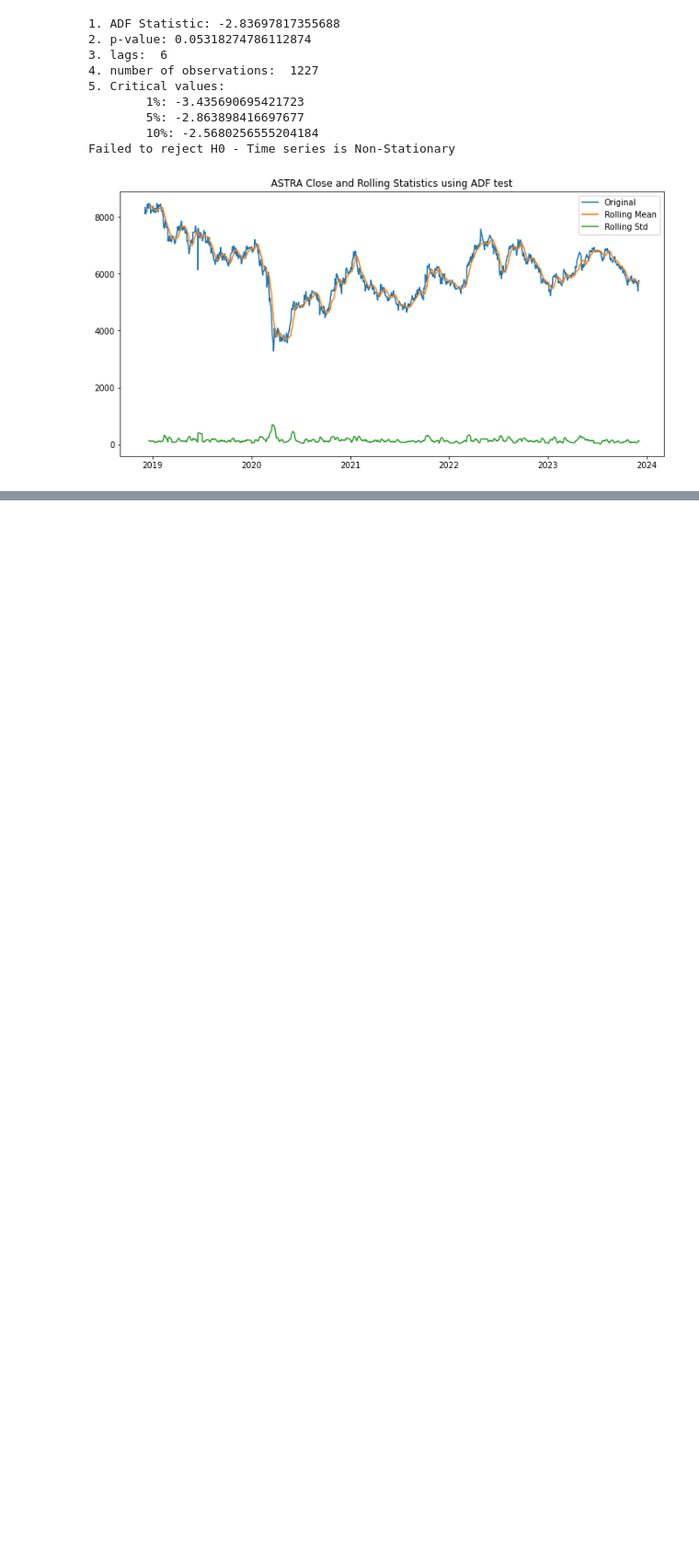
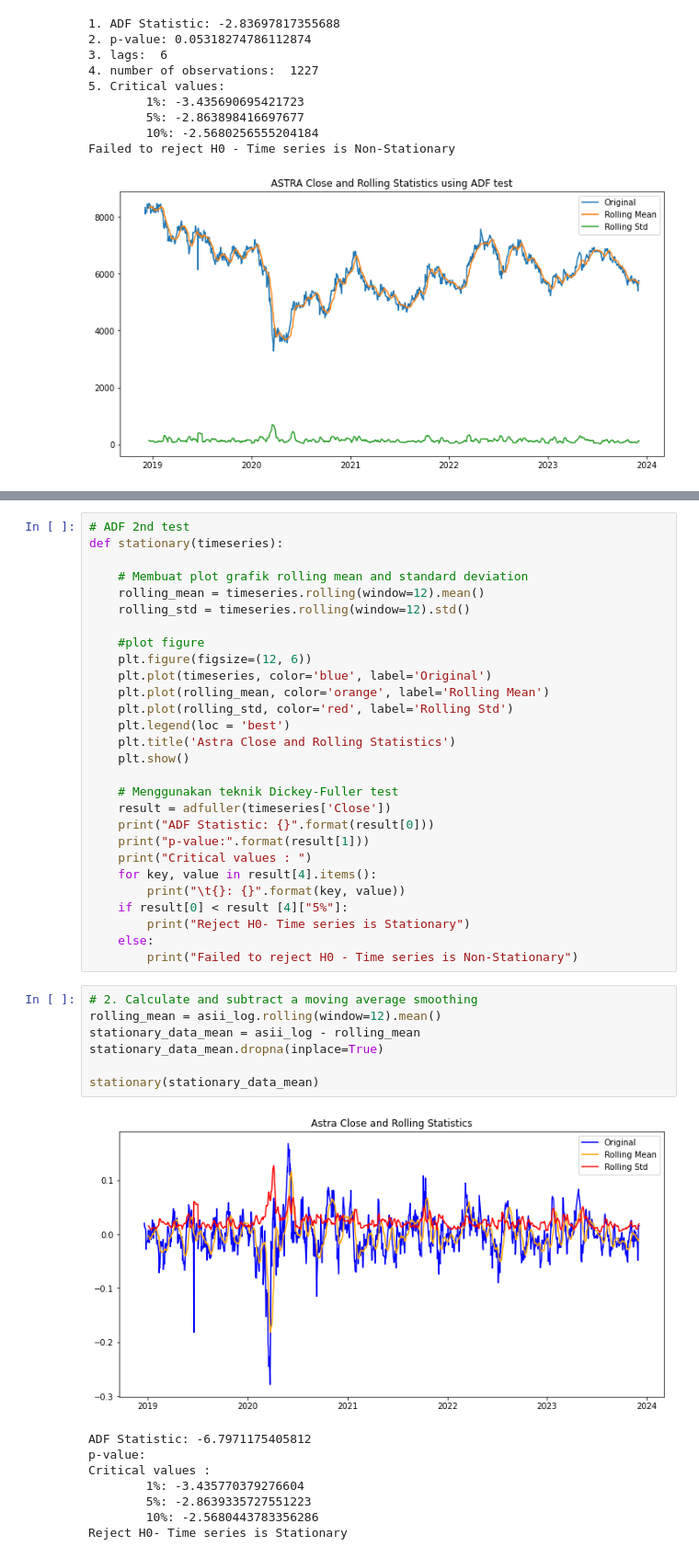
Before and after one commit to darrenxx3/Astra-International-stock-prediction, a Jupyter notebook: code.ipynb, the cells around one changed output, grey strips where cells are left out. Shown at 92% size. Cells and saved outputs as stored; diff of their text form; blank space fills up the shorter version.

Commit message:
add stationary test

```diff
--- a/code.ipynb
+++ b/code.ipynb
@@ -236,0 +248,44 @@ Failed to reject H0 - Time series is Non-Stationary
+# %%
+# ADF 2nd test
+def stationary(timeseries):
+
+    # Membuat plot grafik rolling mean and standard deviation
+    rolling_mean = timeseries.rolling(window=12).mean()
+    rolling_std = timeseries.rolling(window=12).std()
+
+    #plot figure
+    plt.figure(figsize=(12, 6))
+    plt.plot(timeseries, color='blue', label='Original')
+    plt.plot(rolling_mean, color='orange', label='Rolling Mean')
+    plt.plot(rolling_std, color='red', label='Rolling Std')
+    plt.legend(loc = 'best')
+    plt.title('Astra Close and Rolling Statistics')
+    plt.show()
+
+    # Menggunakan teknik Dickey-Fuller test
+    result = adfuller(timeseries['Close'])
+    print("ADF Statistic: {}".format(result[0]))
+    print("p-value:".format(result[1]))
+    print("Critical values : ")
+    for key, value in result[4].items():
+        print("\t{}: {}".format(key, value))
+    if result[0] < result [4]["5%"]:
+        print("Reject H0- Time series is Stationary")
+    else:
+        print("Failed to reject H0 - Time series is Non-Stationary")
+# %%
+# 2. Calculate and subtract a moving average smoothing
+rolling_mean = asii_log.rolling(window=12).mean()
+stationary_data_mean = asii_log - rolling_mean
+stationary_data_mean.dropna(inplace=True)
+
+stationary(stationary_data_mean)
+# %% [output]
+[figure, added]
+ADF Statistic: -6.7971175405812
+p-value:
+Critical values :
+        1%: -3.435770379276604
+        5%: -2.8639335727551223
+        10%: -2.5680443783356286
+Reject H0- Time series is Stationary
```
Also changed, not shown: parts of 11 cells of this notebook.
